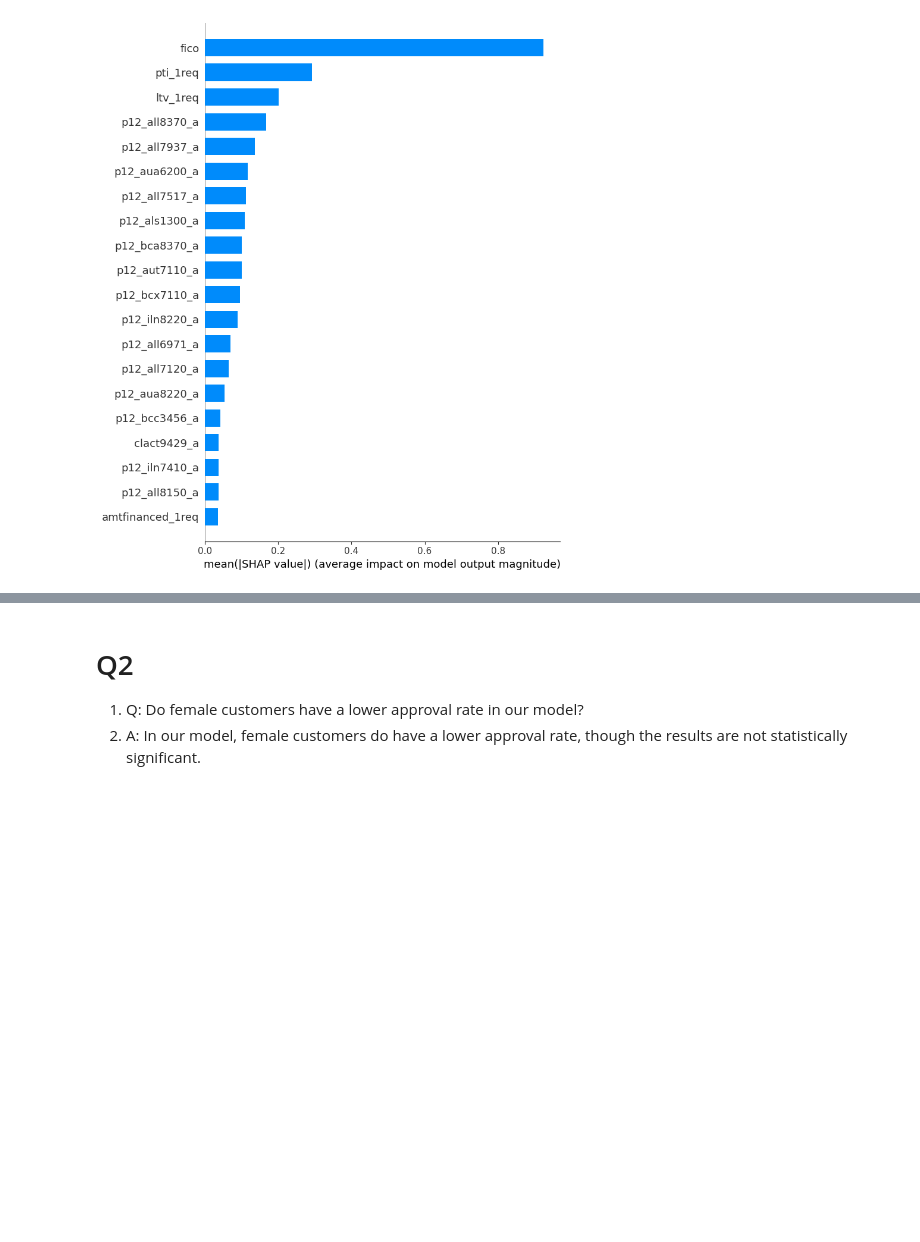
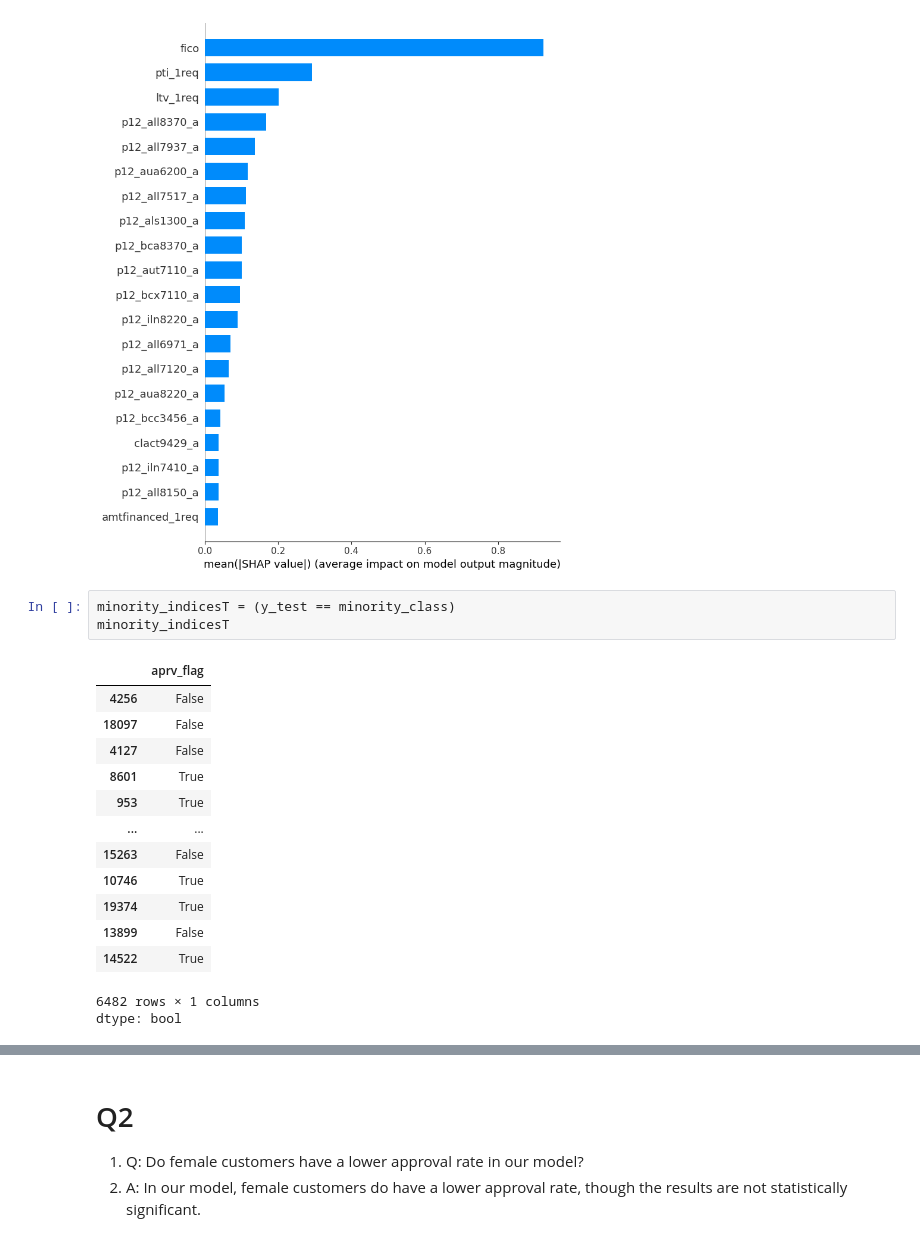
Before and after one commit to et-tran50/CASE, a Jupyter notebook: XGBoost.ipynb, the cells around one changed output, grey strips where cells are left out. Drawn from its saved outputs; the diff is of its cells as text; blank space fills up the shorter version.

```diff
--- a/XGBoost.ipynb
+++ b/XGBoost.ipynb
@@ -294,3 +294,21 @@ shap_values = explainer.shap_values(X_test)
 shap.summary_plot(shap_values, X_test, feature_names=X_encoded.columns, plot_type="bar")
 # %% [output]
 [figure]
+# %%
+minority_indicesT = (y_test == minority_class)
+minority_indicesT
+# %% [output]
+|  | aprv_flag |
+| 4256 | False |
+| 18097 | False |
+| 4127 | False |
+| 8601 | True |
+| 953 | True |
+| ... | ... |
+| 15263 | False |
+| 10746 | True |
+| 19374 | True |
+| 13899 | False |
+| 14522 | True |
+6482 rows × 1 columns
+dtype: bool
```
Also changed, not shown: parts of 1 cell of this notebook.
